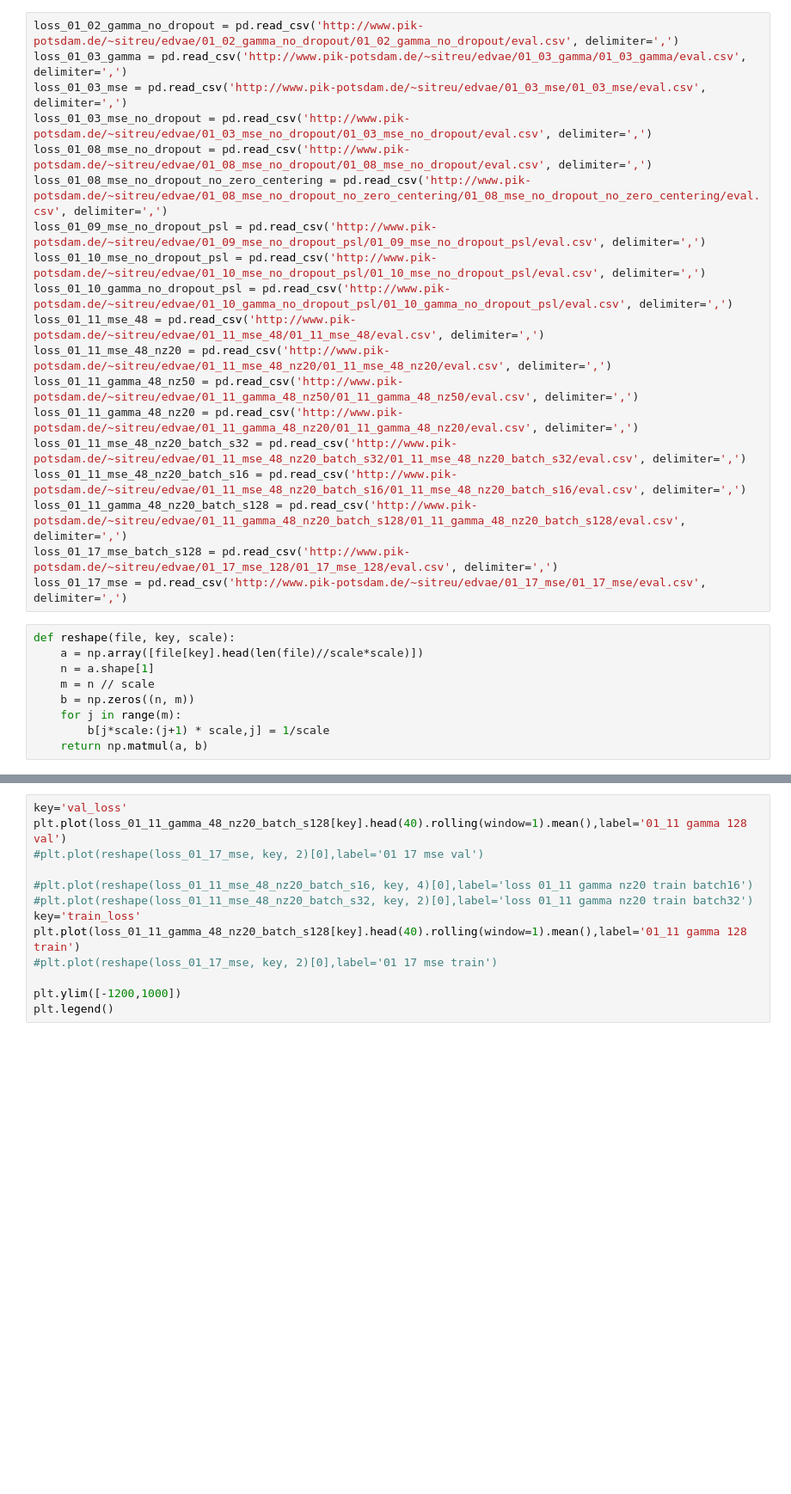
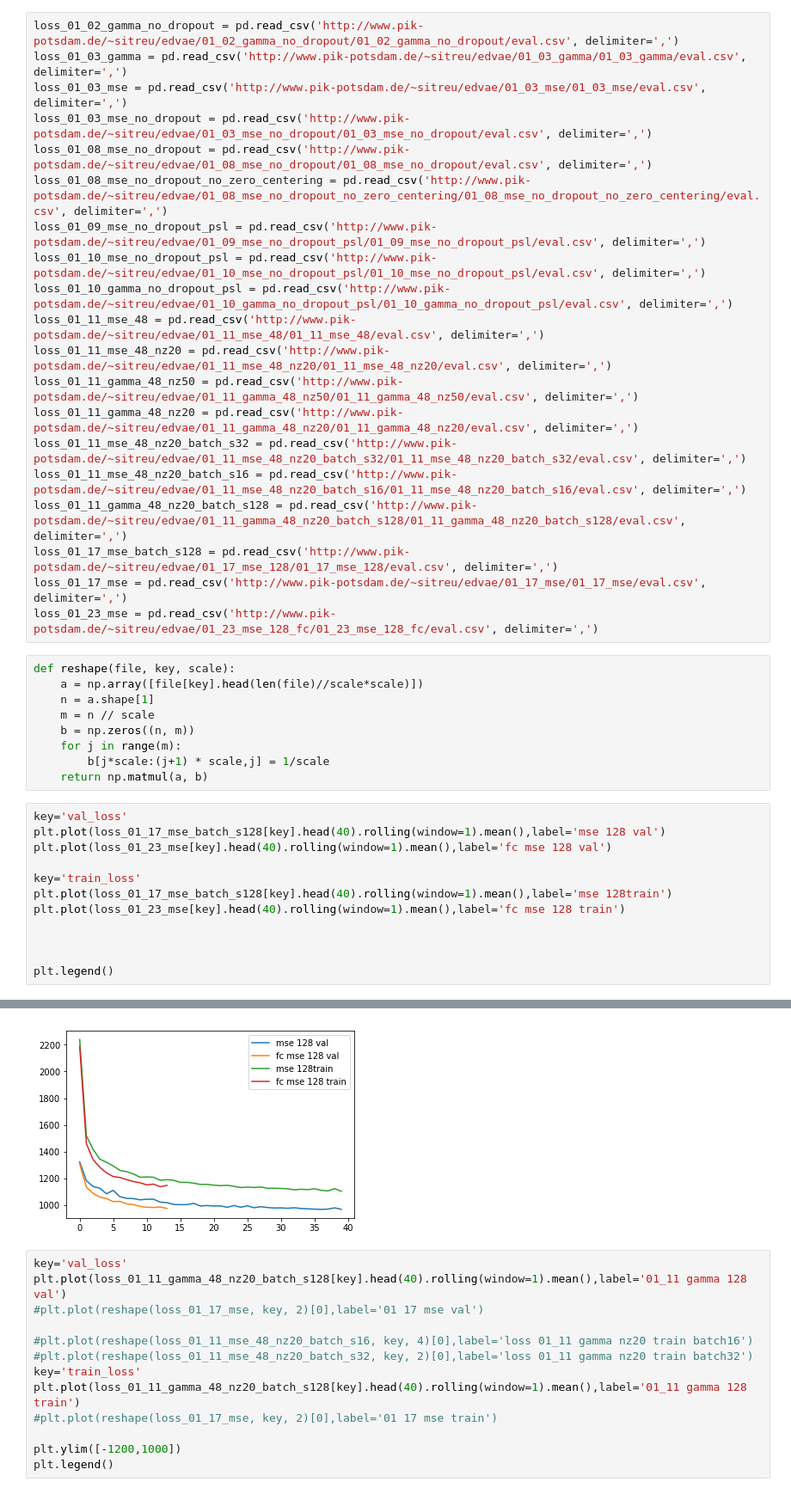
Before and after one commit to SimonTreu/sdvae, a Jupyter notebook: loss.ipynb, the cells around one changed output, grey strips where cells are left out. Shown at 86% size. Cells and saved outputs as stored; diff of their text form; blank space fills up the shorter version.

```diff
--- a/loss.ipynb
+++ b/loss.ipynb
@@ -26,6 +26,7 @@ loss_01_11_mse_48_nz20_batch_s16 = pd.read_csv('http://www.pik-potsdam.de/~sitre
 loss_01_11_gamma_48_nz20_batch_s128 = pd.read_csv('http://www.pik-potsdam.de/~sitreu/edvae/01_11_gamma_48_nz20_batch_s128/01_11_gamma_48_nz20_batch_s128/eval.csv', delimiter=',')
 loss_01_17_mse_batch_s128 = pd.read_csv('http://www.pik-potsdam.de/~sitreu/edvae/01_17_mse_128/01_17_mse_128/eval.csv', delimiter=',')
 loss_01_17_mse = pd.read_csv('http://www.pik-potsdam.de/~sitreu/edvae/01_17_mse/01_17_mse/eval.csv', delimiter=',')
+loss_01_23_mse = pd.read_csv('http://www.pik-potsdam.de/~sitreu/edvae/01_23_mse_128_fc/01_23_mse_128_fc/eval.csv', delimiter=',')
 # %%
 def reshape(file, key, scale):
     a = np.array([file[key].head(len(file)//scale*scale)])
@@ -35,3 +36,16 @@ def reshape(file, key, scale):
     for j in range(m):
         b[j*scale:(j+1) * scale,j] = 1/scale
     return np.matmul(a, b)
+# %%
+key='val_loss'
+plt.plot(loss_01_17_mse_batch_s128[key].head(40).rolling(window=1).mean(),label='mse 128 val')
+plt.plot(loss_01_23_mse[key].head(40).rolling(window=1).mean(),label='fc mse 128 val')
+
+key='train_loss'
+plt.plot(loss_01_17_mse_batch_s128[key].head(40).rolling(window=1).mean(),label='mse 128train')
+plt.plot(loss_01_23_mse[key].head(40).rolling(window=1).mean(),label='fc mse 128 train')
+
+
+
+plt.legend()
+# %% [output]
@@ -38,3 +53,4 @@ def reshape(file, key, scale):
+[figure, added]
 # %%
 key='val_loss'
 plt.plot(loss_01_11_gamma_48_nz20_batch_s128[key].head(40).rolling(window=1).mean(),label='01_11 gamma 128 val')
```
Also changed, not shown: parts of 1 cell of this notebook, 2 other files.
